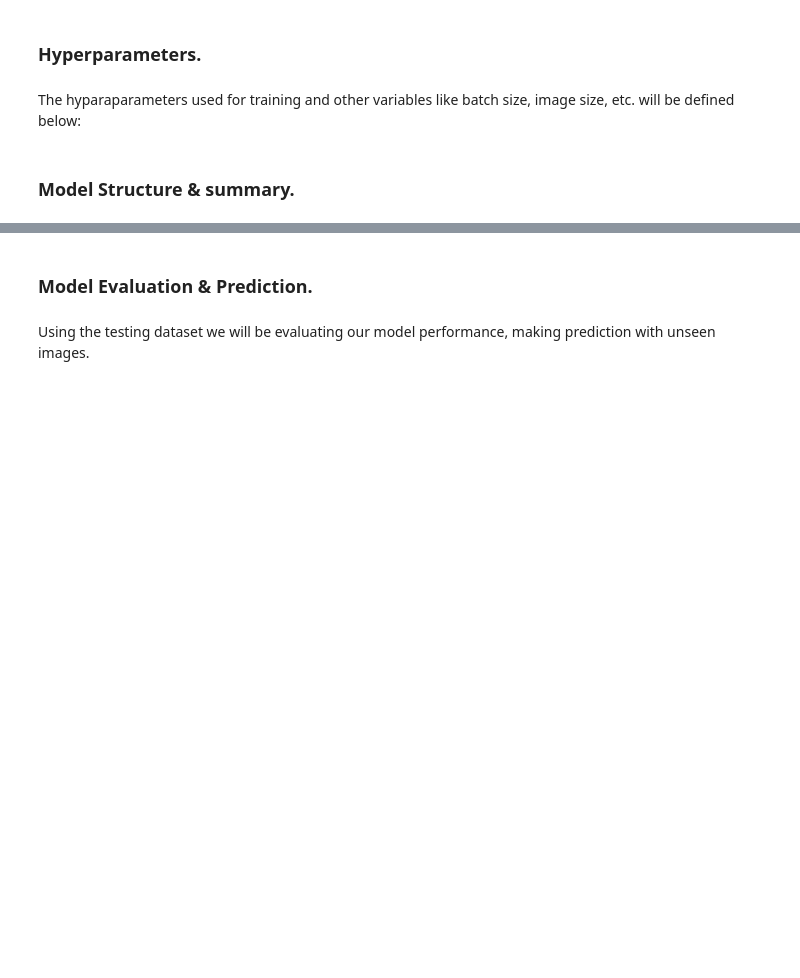
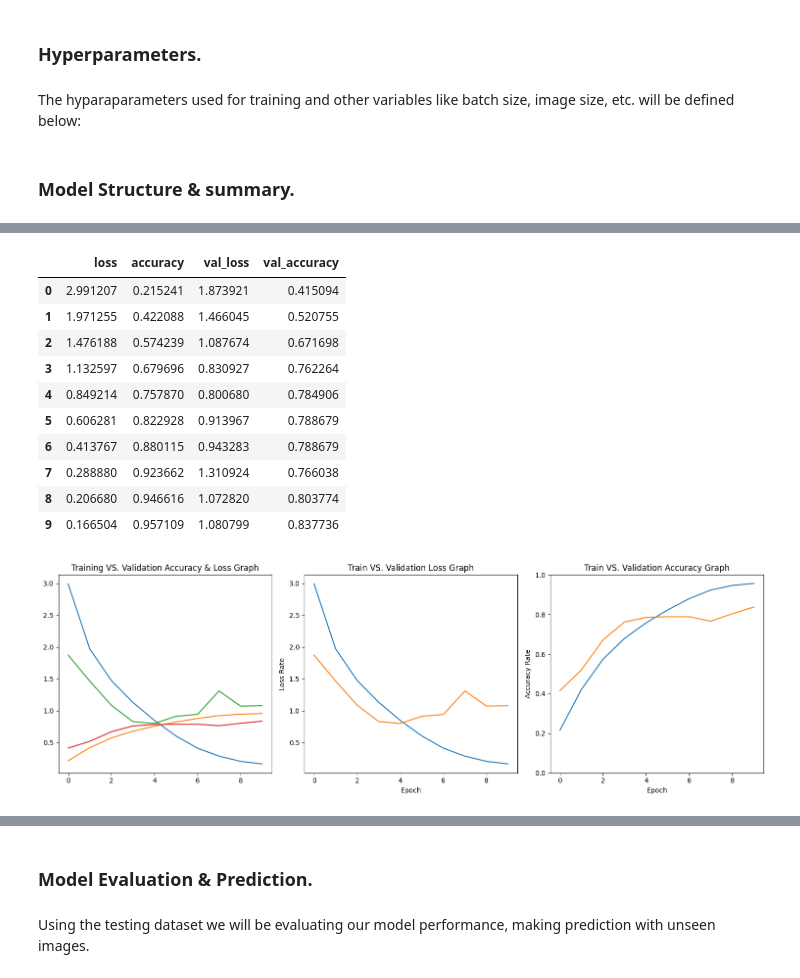
Before and after one commit to ibenjamin-ojo/poker-card-image-recognition, a Jupyter notebook: 2.Code/Poker_Card_Image_Recognition.ipynb, the cells around one changed output, grey strips where cells are left out. Saved outputs shown, nothing was run; the diff lists cells and outputs as text; code cells hidden in the pictures; blank space fills up the shorter version.

Commit message:
Optimizing model predictions

```diff
--- a/2.Code/Poker_Card_Image_Recognition.ipynb
+++ b/2.Code/Poker_Card_Image_Recognition.ipynb
@@ -357,7 +360,7 @@ The hyparaparameters used for training and other variables like batch size, imag
 # Tensorflow Hyper-parameters.
 lr = 0.001
 batch_size = 10
-epoch_size = 7
+epoch_size = 10
 # %% [markdown]
 ### Model Structure & summary.
 # %%
@@ -422,11 +432,48 @@ Epoch 7/7
-# %%
-# Visualize model performance.
-
-## Extracting training data.
-history = pd.DataFrame(history)
-display(history.head(20))
-## Plotting model performance.
-history.plot()
-plt.grid('off')
-# plt.ylim(0, 1)
-plt.show();
+# %%
+# Visualize model performance.
+
+## Plot size and subplot.
+fig, axes = plt.subplots(1, 3, figsize=(15, 5))
+
+## Extracting training data.
+history_df = pd.DataFrame(history.history)
+display(history_df.head(20))
+print('\n\n')
+
+## Plotting model performance.
+axes[0].plot(history_df)
+axes[0].set_title('Training VS. Validation Accuracy & Loss Graph')
+axes[0].grid(False)
+
+## Plotting graph for train and validation loss.
+loss_df = history_df[['loss', 'val_loss']]
+axes[1].plot(loss_df)
+axes[1].set_title('Train VS. Validation Loss Graph')
+axes[1].set_ylabel('Loss Rate')
+axes[1].set_xlabel('Epoch')
+axes[1].grid(False)
+
+## Plotting graph for train and validation accuracy.
+accuracy_df = history_df[['accuracy', 'val_accuracy']]
+axes[2].plot(accuracy_df)
+axes[2].set_title('Train VS. Validation Accuracy Graph')
+axes[2].set_ylabel('Accuracy Rate')
+axes[2].set_xlabel('Epoch')
+axes[2].set_ylim(0, 1)
+axes[2].grid(False)
+
+plt.tight_layout()
+plt.show()
+# %% [output]
+|  | loss | accuracy | val_loss | val_accuracy |
+| 0 | 2.991207 | 0.215241 | 1.873921 | 0.415094 |
+| 1 | 1.971255 | 0.422088 | 1.466045 | 0.520755 |
+| 2 | 1.476188 | 0.574239 | 1.087674 | 0.671698 |
+| 3 | 1.132597 | 0.679696 | 0.830927 | 0.762264 |
+| 4 | 0.849214 | 0.757870 | 0.800680 | 0.784906 |
+| 5 | 0.606281 | 0.822928 | 0.913967 | 0.788679 |
+| 6 | 0.413767 | 0.880115 | 0.943283 | 0.788679 |
+| 7 | 0.288880 | 0.923662 | 1.310924 | 0.766038 |
+| 8 | 0.206680 | 0.946616 | 1.072820 | 0.803774 |
+| 9 | 0.166504 | 0.957109 | 1.080799 | 0.837736 |
+[figure, added]
```
Also changed, not shown: parts of 9 cells of this notebook.
